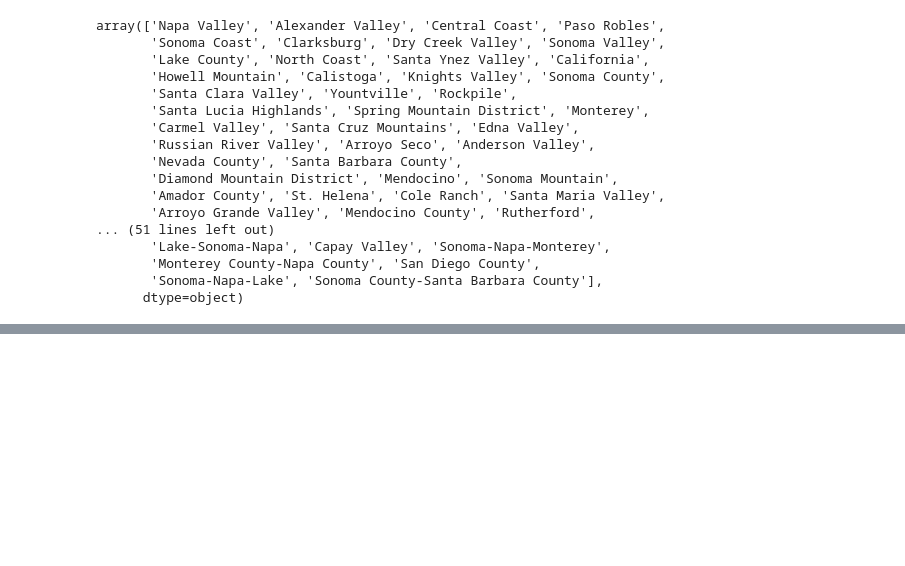
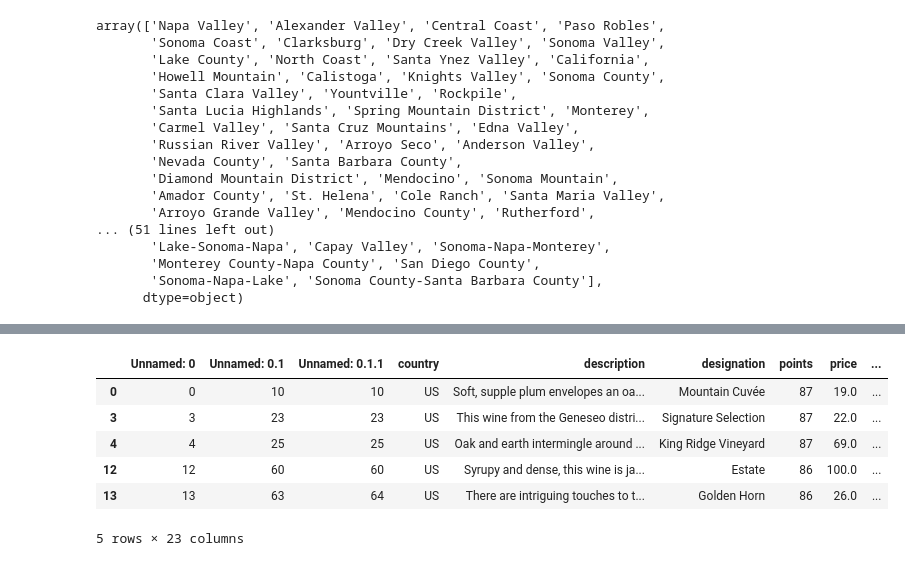
Before and after one commit to jems2019/CMPE257, a Jupyter notebook: Data Cleaning/Lat_Lng_Data_Cleaning.ipynb, the cells around one changed output, grey strips where cells are left out. Cells and saved outputs as stored; diff of their text form; code cells hidden in the pictures; blank space fills up the shorter version.

```diff
--- a/Data Cleaning/Lat_Lng_Data_Cleaning.ipynb
+++ b/Data Cleaning/Lat_Lng_Data_Cleaning.ipynb
@@ -104,0 +134,31 @@ data.to_csv('../data/CA_Wines_with_LatLng')
+# %%
+# want # of fires in the previous year
+#  sum of all fire sizes
+wine_data['total_fires'] = 0
+wine_data['sum_fire_size'] = 0
+
+matched_cluster = 0
+c = 0
+temp = 0
+total = wine_data.shape[0]
+temp_dist = 10000
+
+start = time.time()
+for w_index, w_row in wine_data.iterrows():
+    wine_latlng = wine_data.loc[w_index,['lat','lon']]
+    for latlng in centers:
+        dist = distance.euclidean(wine_latlng, latlng)
+        if(dist < temp_dist):
+            temp_dist = dist
+            matched_cluster = c
+        c += 1
+    temp_dist = 10000
+    c = 0
+    finished += 1
+    if(finished%100 == 0):
+        print('finished' , finished, '/', wine_data.shape[0], ' --- time elapsed:', time.time() - start)
+    query = 'CLUSTER == ' + str(matched_cluster) + ' and FIRE_YEAR == ' + str(w_row['vintage']-1)
+    query_data = fire_data.query(query)
+    for f_index, f_row in query_data.iterrows():
+                wine_data.loc[w_index, 'total_fires'] += 1
+                wine_data.loc[w_index, 'sum_fire_size'] += fire_data.loc[f_index, 'FIRE_SIZE']
@@ -104,0 +183,10 @@ data.to_csv('../data/CA_Wines_with_LatLng')
+# %%
+wine_data.head()
+# %% [output]
+|  | Unnamed: 0 | Unnamed: 0.1 | Unnamed: 0.1.1 | country | description | designation | points | price | ... |
+| 0 | 0 | 10 | 10 | US | Soft, supple plum envelopes an oa... | Mountain Cuvée | 87 | 19.0 | ... |
+| 3 | 3 | 23 | 23 | US | This wine from the Geneseo distri... | Signature Selection | 87 | 22.0 | ... |
+| 4 | 4 | 25 | 25 | US | Oak and earth intermingle around ... | King Ridge Vineyard | 87 | 69.0 | ... |
+| 12 | 12 | 60 | 60 | US | Syrupy and dense, this wine is ja... | Estate | 86 | 100.0 | ... |
+| 13 | 13 | 63 | 64 | US | There are intriguing touches to t... | Golden Horn | 86 | 26.0 | ... |
+5 rows × 23 columns
```
Also changed, not shown: parts of 16 cells of this notebook, 2 other files.
